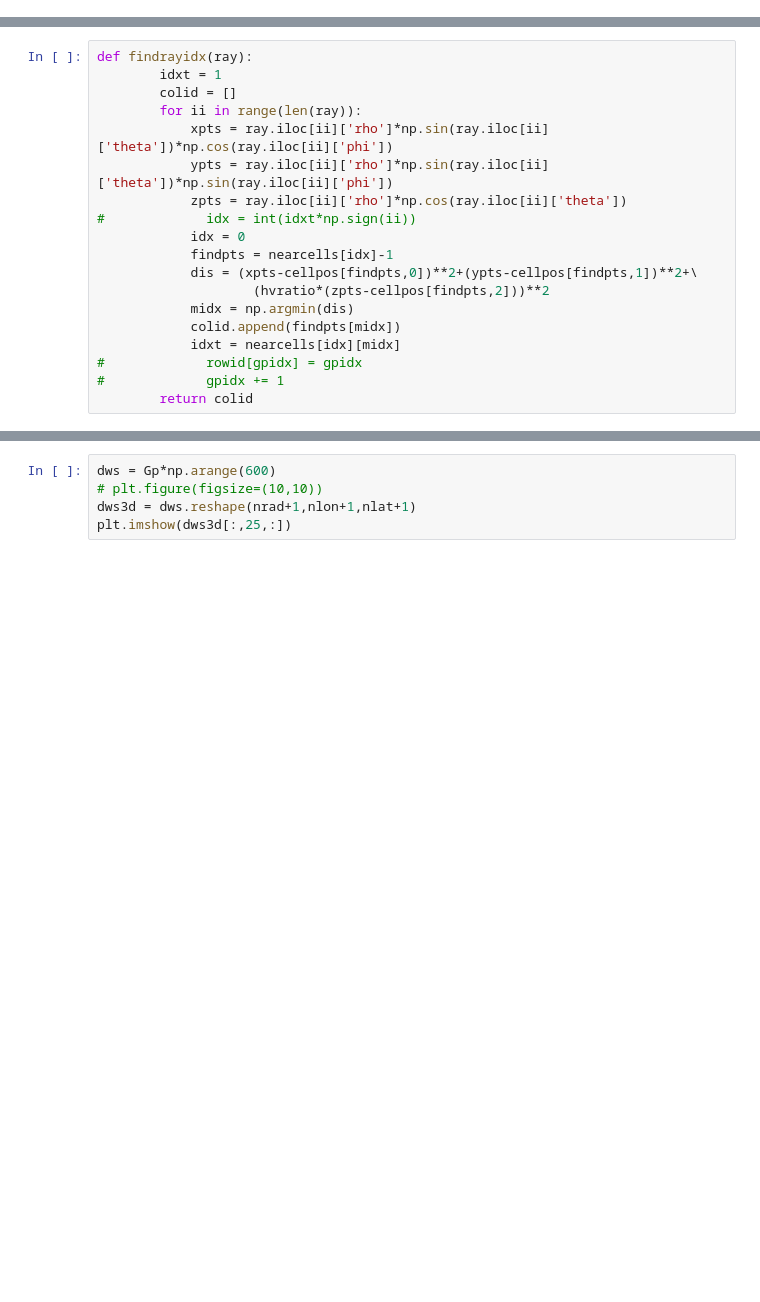
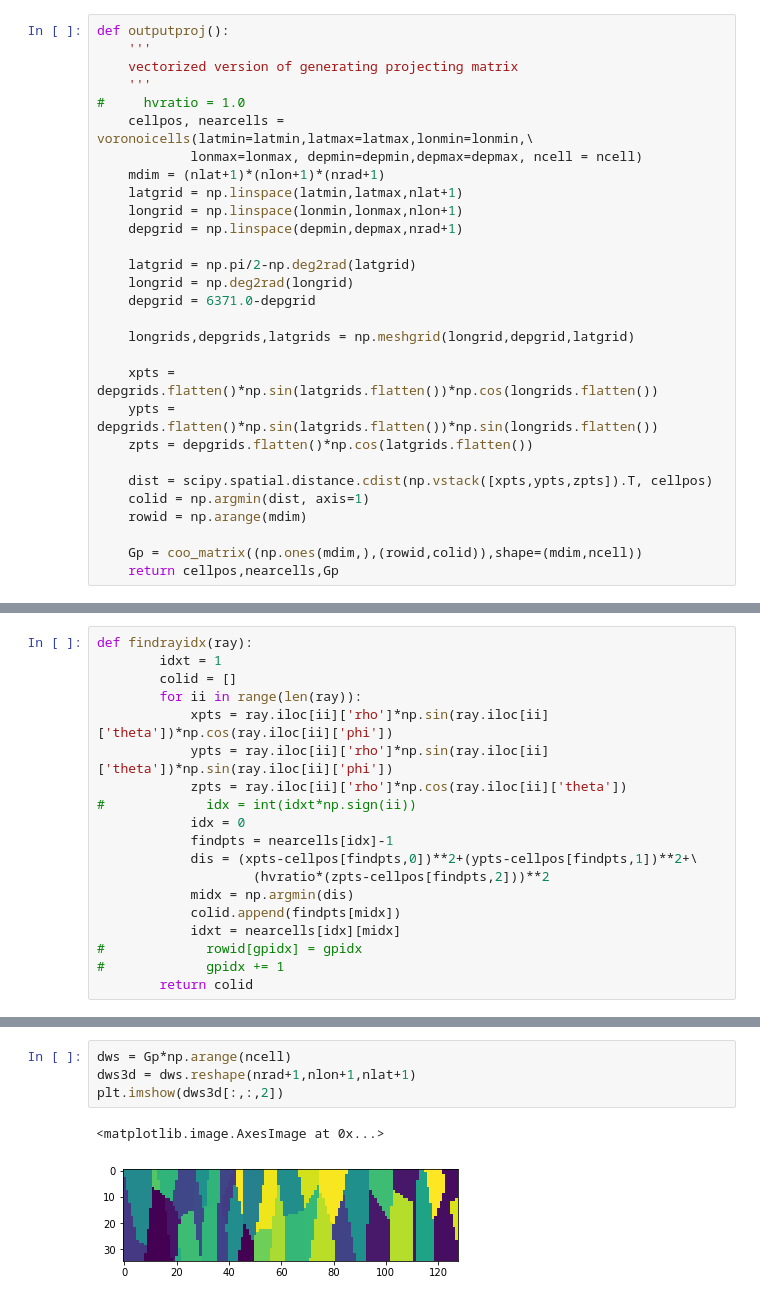
Before and after one commit to HongjianFang/PyVoroTomo, a Jupyter notebook: PyVoroTomo_Demo.ipynb, the cells around one changed output, grey strips where cells are left out. Saved outputs shown, nothing was run; the diff lists cells and outputs as text; blank space fills up the shorter version.

```diff
--- a/PyVoroTomo_Demo.ipynb
+++ b/PyVoroTomo_Demo.ipynb
@@ -141,3 +128,32 @@ Gp = coo_matrix((np.ones(mdim,),(rowid,colid)),shape=(mdim,ncell))
+# %%
+def outputproj():
+    '''
+    vectorized version of generating projecting matrix
+    '''
+#     hvratio = 1.0
+    cellpos, nearcells = voronoicells(latmin=latmin,latmax=latmax,lonmin=lonmin,\
+            lonmax=lonmax, depmin=depmin,depmax=depmax, ncell = ncell)
+    mdim = (nlat+1)*(nlon+1)*(nrad+1)
+    latgrid = np.linspace(latmin,latmax,nlat+1)
+    longrid = np.linspace(lonmin,lonmax,nlon+1)
+    depgrid = np.linspace(depmin,depmax,nrad+1)
+
+    latgrid = np.pi/2-np.deg2rad(latgrid)
+    longrid = np.deg2rad(longrid)
+    depgrid = 6371.0-depgrid
+
+    longrids,depgrids,latgrids = np.meshgrid(longrid,depgrid,latgrid)
+
+    xpts = depgrids.flatten()*np.sin(latgrids.flatten())*np.cos(longrids.flatten())
+    ypts = depgrids.flatten()*np.sin(latgrids.flatten())*np.sin(longrids.flatten())
+    zpts = depgrids.flatten()*np.cos(latgrids.flatten())
+
+    dist = scipy.spatial.distance.cdist(np.vstack([xpts,ypts,zpts]).T, cellpos)
+    colid = np.argmin(dist, axis=1)
+    rowid = np.arange(mdim)
+
+    Gp = coo_matrix((np.ones(mdim,),(rowid,colid)),shape=(mdim,ncell))
+    return cellpos,nearcells,Gp
 # %%
 # # read data
 datafile = 'testpykonal.h5'
@@ -382,5 +409,7 @@ plt.imshow(dws3d[4,:,:].T)
 # %%
-dws = Gp*np.arange(600)
-# plt.figure(figsize=(10,10))
+dws = Gp*np.arange(ncell)
 dws3d = dws.reshape(nrad+1,nlon+1,nlat+1)
-plt.imshow(dws3d[:,25,:])
+plt.imshow(dws3d[:,:,2])
+# %% [output]
+<matplotlib.image.AxesImage at 0x...>
+[figure, added]
```
Also changed, not shown: parts of 37 cells of this notebook.
